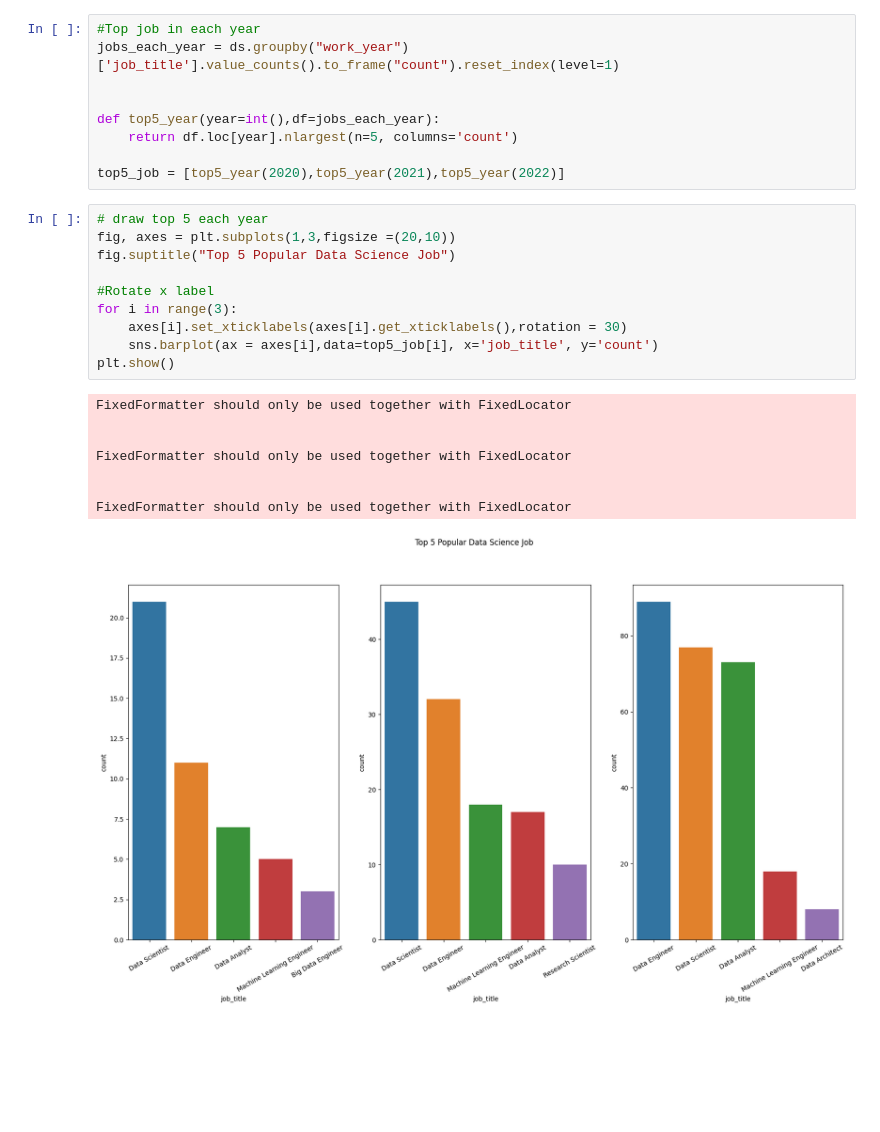
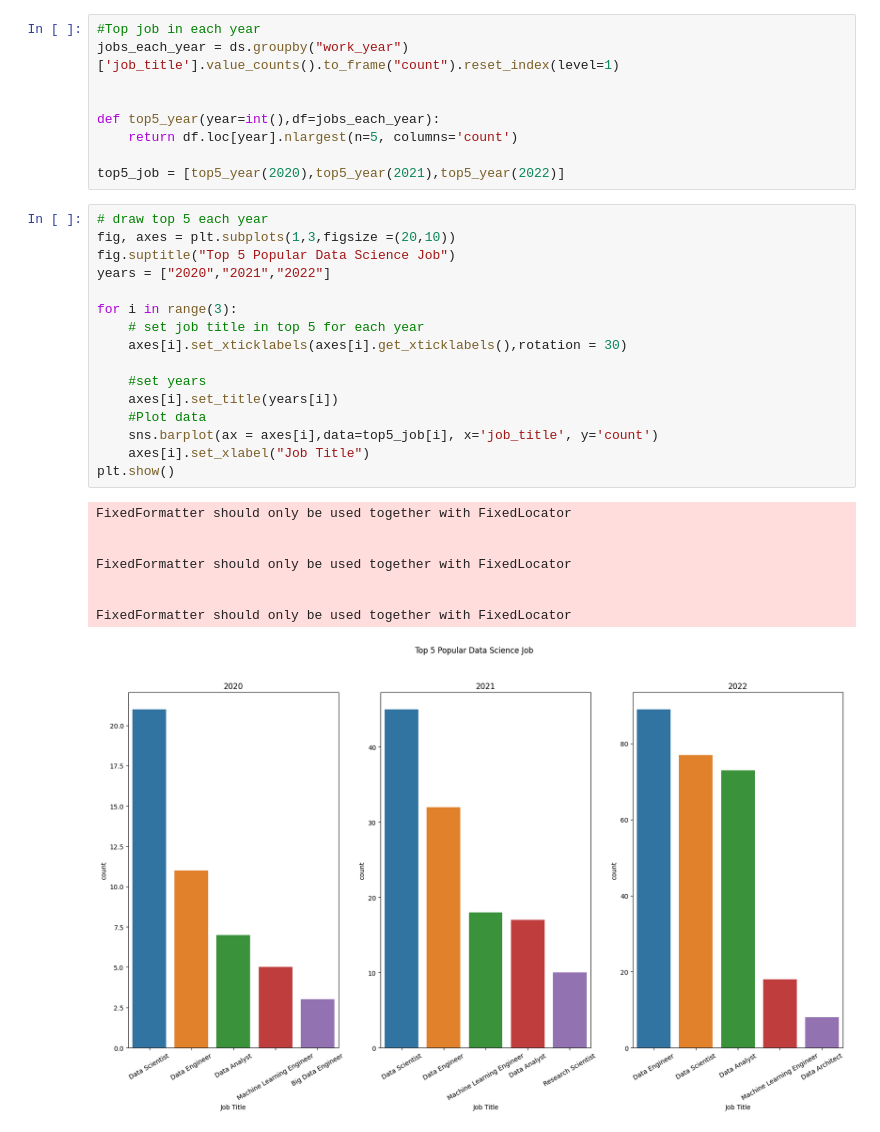
Before and after one commit to theo-thanhlam/data_science_salary, a Jupyter notebook: ds_salaries.ipynb, the cells around one changed output. Drawn from its saved outputs; the diff is of its cells as text; blank space fills up the shorter version.

```diff
--- a/ds_salaries.ipynb
+++ b/ds_salaries.ipynb
@@ -130,19 +114,25 @@ top5_job = [top5_year(2020),top5_year(2021),top5_year(2022)]
 # %%
 # draw top 5 each year
 fig, axes = plt.subplots(1,3,figsize =(20,10))
 fig.suptitle("Top 5 Popular Data Science Job")
+years = ["2020","2021","2022"]
 
-#Rotate x label
 for i in range(3):
+    # set job title in top 5 for each year
     axes[i].set_xticklabels(axes[i].get_xticklabels(),rotation = 30)
+
+    #set years
+    axes[i].set_title(years[i])
+    #Plot data
     sns.barplot(ax = axes[i],data=top5_job[i], x='job_title', y='count')
+    axes[i].set_xlabel("Job Title")
 plt.show()
 # %% [output]
 FixedFormatter should only be used together with FixedLocator
 
 
 FixedFormatter should only be used together with FixedLocator
 
 
 FixedFormatter should only be used together with FixedLocator
-[figure, old version]
+[figure, new version]
```
Also changed, not shown: parts of 7 cells of this notebook.
